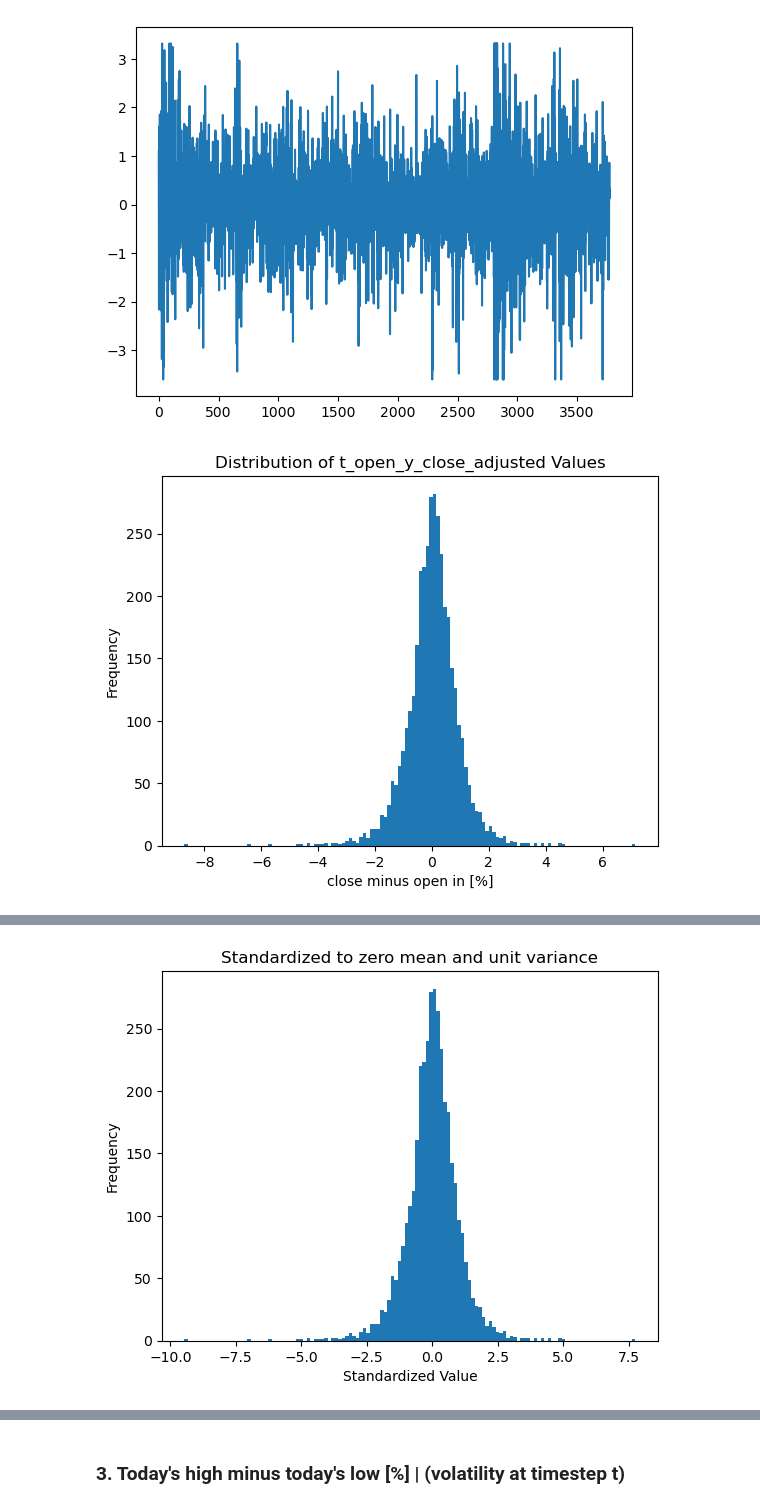
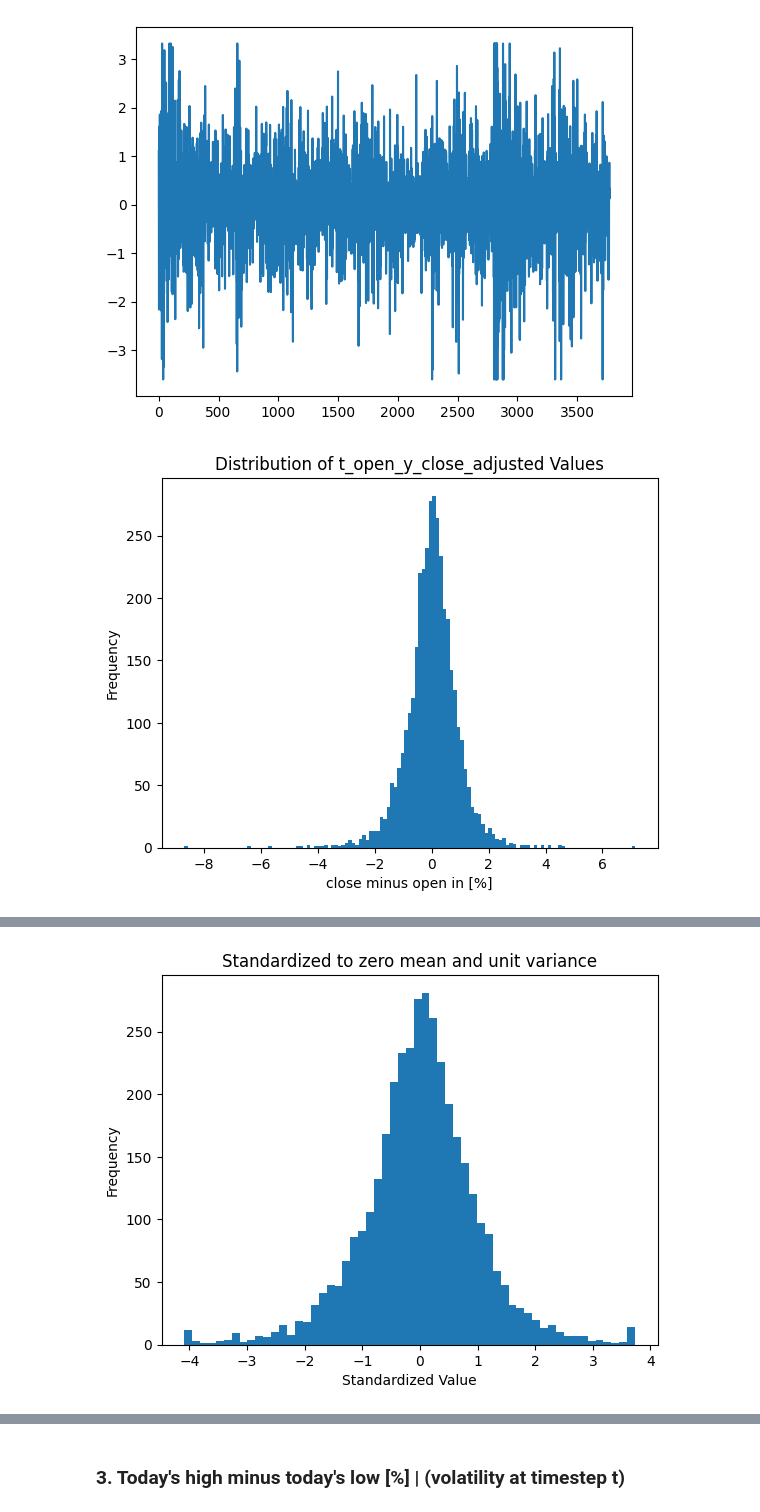
Before and after one commit to Frederik135/NN_Forecasting, a Jupyter notebook: NN_model/preprocessing.ipynb, the cells around one changed output, grey strips where cells are left out. Saved outputs shown, nothing was run; the diff lists cells and outputs as text; code cells hidden in the pictures.

```diff
--- a/NN_model/preprocessing.ipynb
+++ b/NN_model/preprocessing.ipynb
@@ -96,3 +98,6 @@ stock_df.head()
+# %%
+# Remove the 29th of February
+stock_df = stock_df[~((stock_df.index.month == 2) & (stock_df.index.day == 29))]
 # %%
 features_df = pd.DataFrame(index=stock_df.index)
 features_df.head()
@@ -230,7 +248,7 @@ plt.plot(t_close_t_open)
 [figure]
 # %%
 # Three sigma adjusted values
-t_close_t_open_adjusted = adjust_to_three_sigma(t_close_t_open)
+t_close_t_open_adj = adjust_to_three_sigma(t_close_t_open)
 # %% [output]
 [figure]
 # %%
@@ -241,9 +259,9 @@ plt.xlabel('close minus open in [%]')
 plt.ylabel('Frequency')
 plt.show()
 # %% [output]
-[figure, old version]
+[figure, new version]
 # %%
 # Standardized histogram
-t_close_t_open_std = standardize_and_plot(t_close_t_open)
+t_close_t_open_adj_std = standardize_and_plot(t_close_t_open_adj)
 # %% [output]
 Standardized mean: 0.0
@@ -251,3 +269,3 @@ Standardized variance: 1.0
-[figure, old version]
+[figure, new version]
 # %%
 # Log of standardized histogram
```
Also changed, not shown: parts of 49 cells of this notebook.
